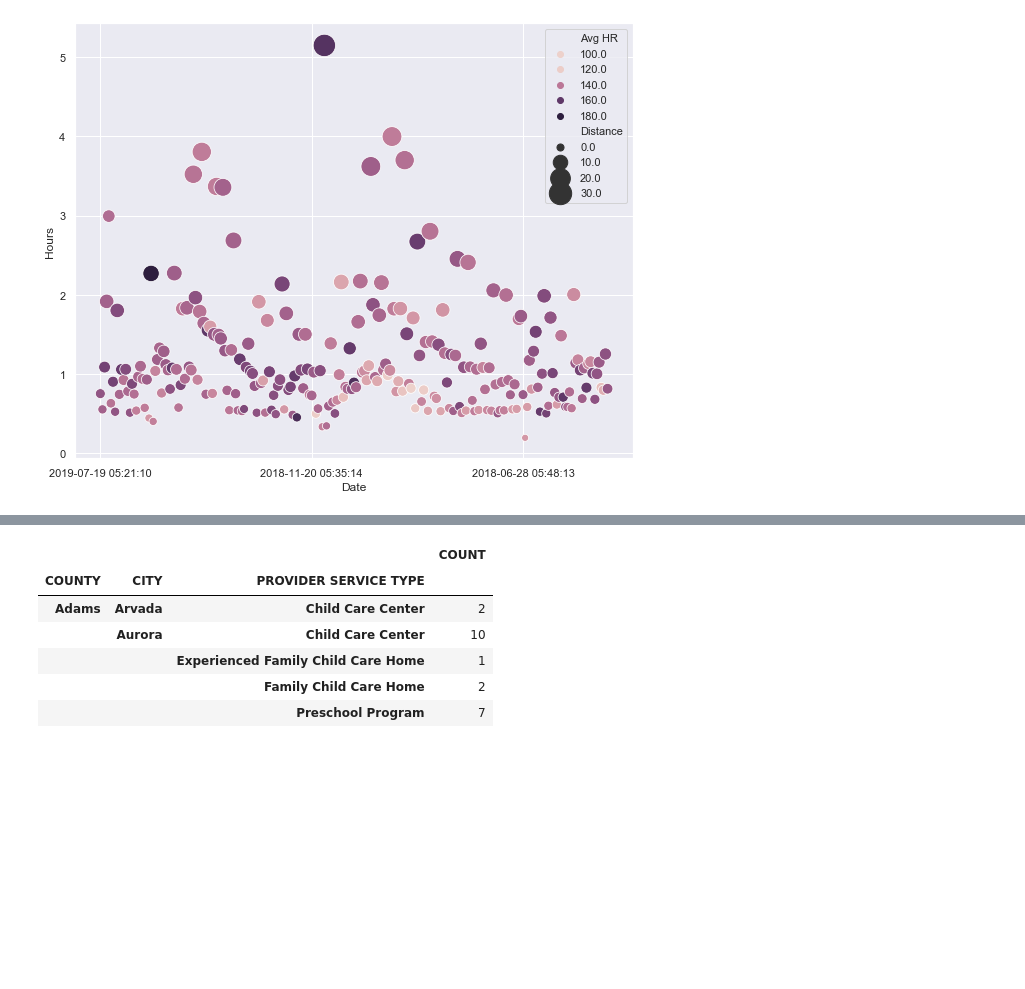
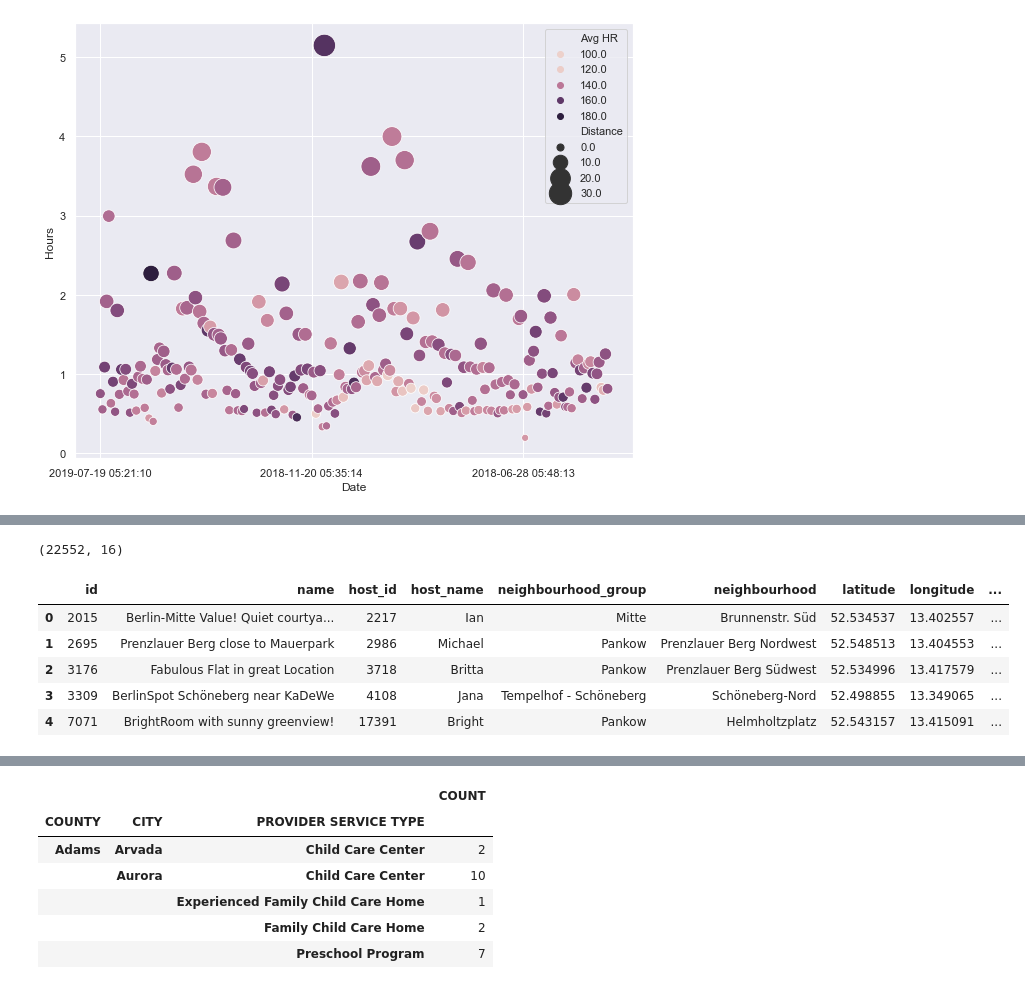
Before and after one commit to virgilpierce/STAT_411, a Jupyter notebook: 1 - Intro and Motivating Ex.ipynb, the cells around one changed output, grey strips where cells are left out. Saved outputs shown, nothing was run; the diff lists cells and outputs as text; code cells hidden in the pictures; blank space fills up the shorter version.

Commit message:
Update 1 - Intro and Motivating Ex.ipynb
Added Berlin Airbnb Example

```diff
--- a/1 - Intro and Motivating Ex.ipynb
+++ b/1 - Intro and Motivating Ex.ipynb
@@ -842,0 +857,16 @@ Also the longest run plotted is the NYC Marathon - it would be nice to add a lab
+# %%
+# First we get a link from drop box
+# https://www.dropbox.com/s/lqin9zpgfwyt924/calendar_summary.csv?dl=0
+
+# The trick here is that the last digit 'dl=0' needs to be changed to 'dl=1' and then
+# we just feed it into pandas.read_csv as we have above.
+
+# This takes a while - it is downloading the information and then processing it, and it is more data
+# than our other examples have used.
+
+calendar = pa.read_csv('https://www.dropbox.com/s/lqin9zpgfwyt924/calendar_summary.csv?dl=1')
+listings_sum = pa.read_csv('https://www.dropbox.com/s/5noljx9qipcyyul/listings_summary.csv?dl=1')
+listings = pa.read_csv('https://www.dropbox.com/s/xtkx018qxjfjlah/listings.csv?dl=1')
+neighborhoods = pa.read_csv('https://www.dropbox.com/s/rfqozggf5f2kzlu/neighbourhoods.csv?dl=1')
+reviews_sum = pa.read_csv('https://www.dropbox.com/s/o8gvfm708g1cocf/reviews_summary.csv?dl=1')
+reviews = pa.read_csv('https://www.dropbox.com/s/8dfu8qyc6n6cw3p/reviews.csv?dl=1')
@@ -842,0 +885,11 @@ Also the longest run plotted is the NYC Marathon - it would be nice to add a lab
+# %%
+print(listings.shape)
+listings.head()
+# %% [output]
+(22552, 16)
+|  | id | name | host_id | host_name | neighbourhood_group | neighbourhood | latitude | longitude | ... |
+| 0 | 2015 | Berlin-Mitte Value! Quiet courtya... | 2217 | Ian | Mitte | Brunnenstr. Süd | 52.534537 | 13.402557 | ... |
+| 1 | 2695 | Prenzlauer Berg close to Mauerpark | 2986 | Michael | Pankow | Prenzlauer Berg Nordwest | 52.548513 | 13.404553 | ... |
+| 2 | 3176 | Fabulous Flat in great Location | 3718 | Britta | Pankow | Prenzlauer Berg Südwest | 52.534996 | 13.417579 | ... |
+| 3 | 3309 | BerlinSpot Schöneberg near KaDeWe | 4108 | Jana | Tempelhof - Schöneberg | Schöneberg-Nord | 52.498855 | 13.349065 | ... |
+| 4 | 7071 | BrightRoom with sunny greenview! | 17391 | Bright | Pankow | Helmholtzplatz | 52.543157 | 13.415091 | ... |
```
Also changed, not shown: parts of 8 cells of this notebook.
